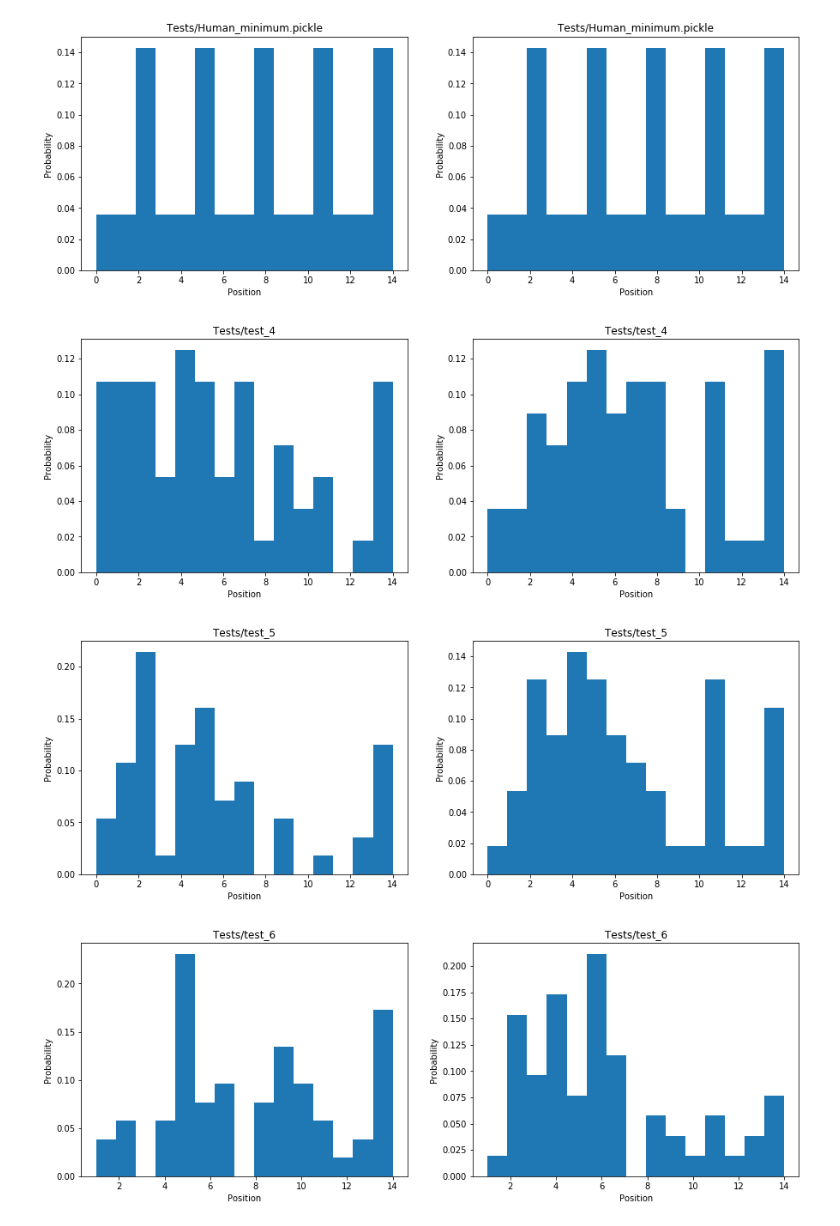
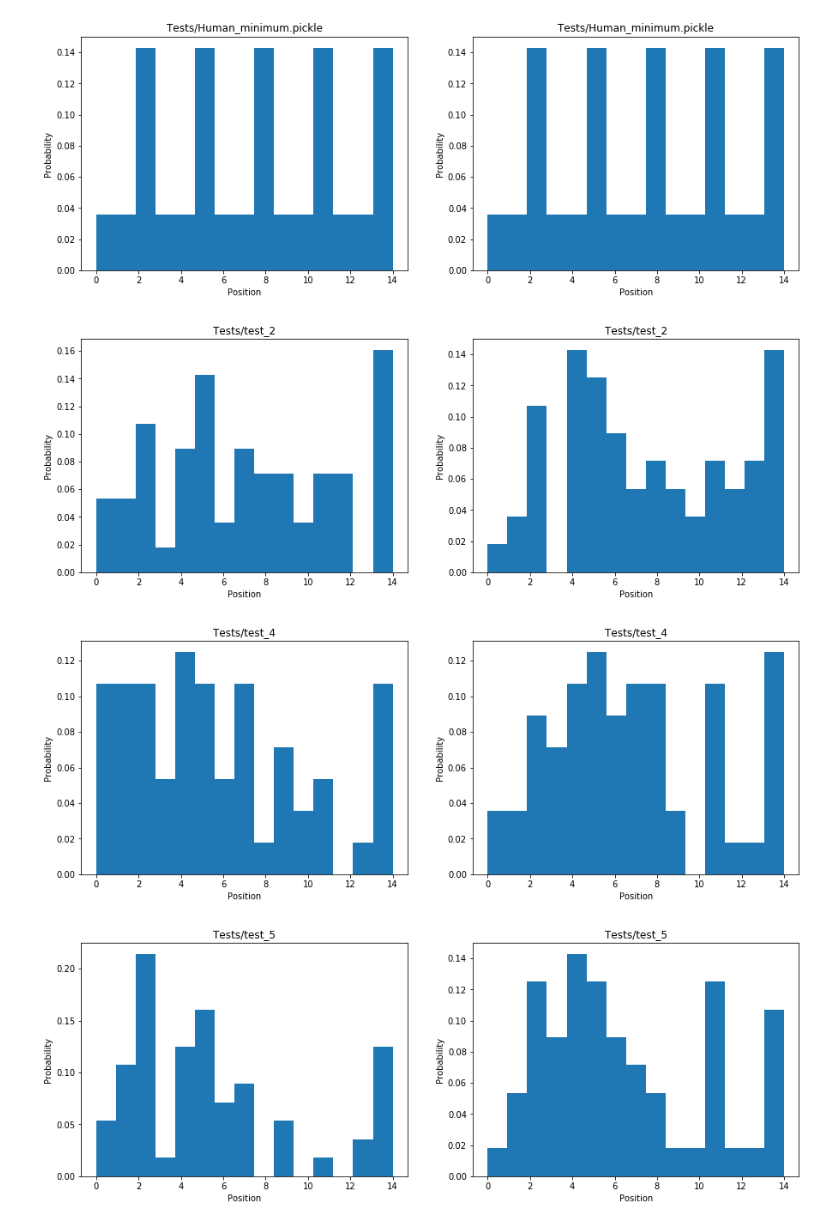
Before and after one commit to viveky23/ubiquitous-broccoli, a Jupyter notebook: Human Experiments/Analyze_Human_Tests.ipynb, the cells around one changed output. Cells and saved outputs as stored; diff of their text form; code cells hidden in the pictures.

Commit message:
Analyze Human Data

```diff
--- a/Human Experiments/Analyze_Human_Tests.ipynb
+++ b/Human Experiments/Analyze_Human_Tests.ipynb
@@ -3,34 +3,34 @@ import numpy as np
 import pickle
 import matplotlib.pyplot as plt
 # %%
-filenames = ["Tests/Human_minimum.pickle","Tests/test_4", "Tests/test_5", "Tests/test_6"]
+filenames = ["Tests/Human_minimum.pickle","Tests/test_2", "Tests/test_4", "Tests/test_5", "Tests/test_6"]
 for file_name in filenames:
     fileObject = open(file_name,'rb')
     all_selected = pickle.load(fileObject)
 
     fig = plt.figure()
     fig.set_figheight(5)
     fig.set_figwidth(15)
 
     num = [x[1] for x in all_selected[0]]
     plt.subplot(1, 2, 1)
     plt.hist(num, density=True, bins=15)
     plt.title(file_name)
     plt.xlabel('Position')
     plt.ylabel('Probability')
 
     num = [x[1] for x in all_selected[1]]
     plt.subplot(1, 2, 2)
     plt.hist(num, density=True, bins=15)
     plt.title(file_name)
     plt.xlabel('Position')
     plt.ylabel('Probability')
 
     plt.show()
 
     fileObject.close()
 # %% [output]
 [figure]
-[figure, old version]
+[figure, new version]
-[figure, old version]
+[figure, new version]
-[figure, old version]
+[figure, new version]
```
Also changed, not shown: parts of 2 cells of this notebook, 2 other files.
